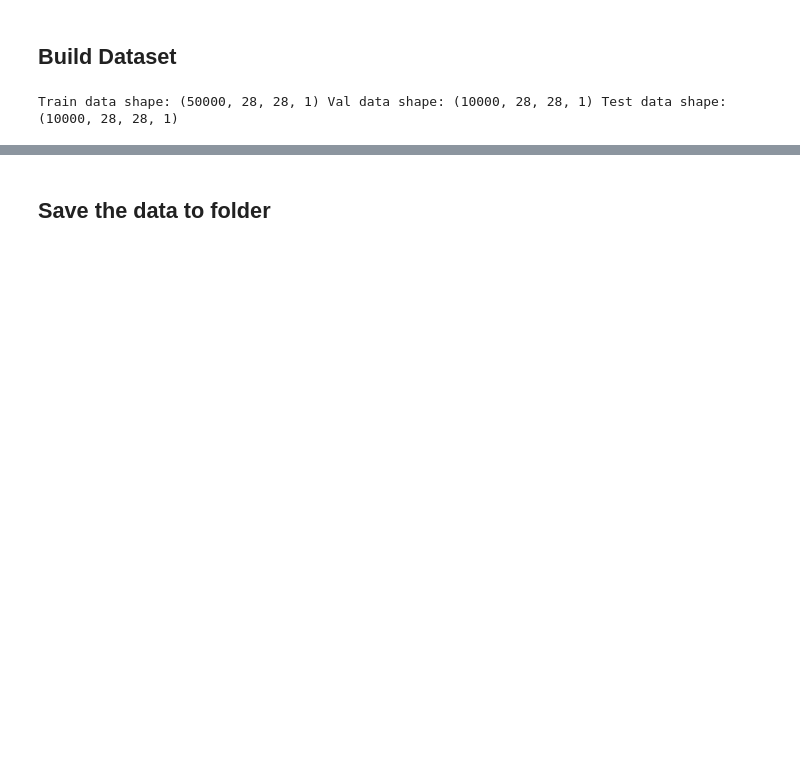
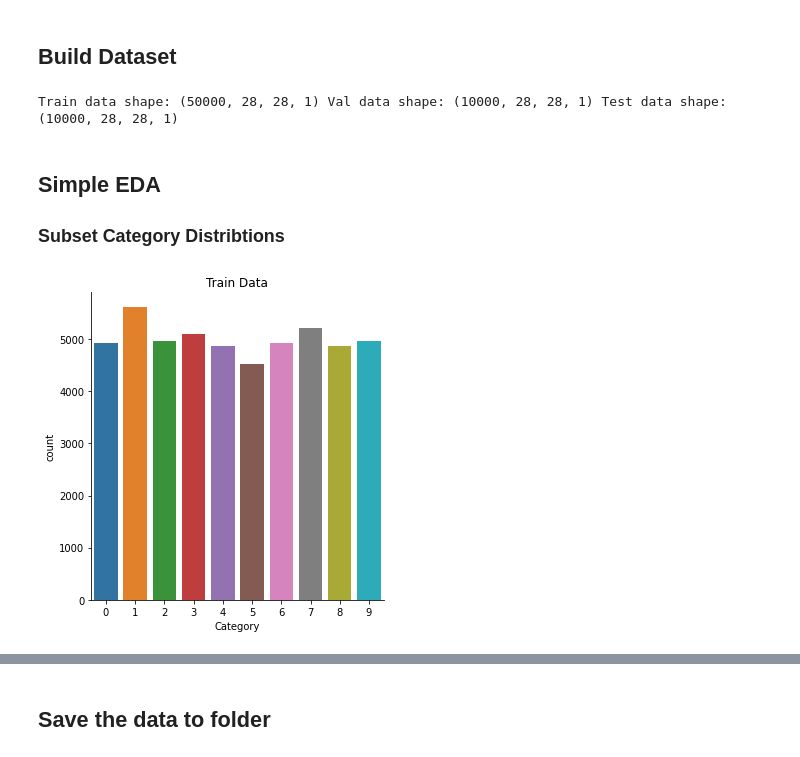
Before and after one commit to kmcguigan1/Deep-Clustering-Technique-Analysis, a Jupyter notebook: 1-Dataset-analysis.ipynb, the cells around one changed output, grey strips where cells are left out. Cells and saved outputs as stored; diff of their text form; code cells hidden in the pictures; blank space fills up the shorter version.

```diff
--- a/1-Dataset-analysis.ipynb
+++ b/1-Dataset-analysis.ipynb
@@ -24,3 +27,16 @@ for train_idx, test_idx in spliter.split(X, y):
 print(f"Train data shape: {X_train.shape} Val data shape: {X_val.shape} Test data shape: {X_test.shape}")
 # %% [output]
 Train data shape: (50000, 28, 28, 1) Val data shape: (10000, 28, 28, 1) Test data shape: (10000, 28, 28, 1)
+# %% [markdown]
+## **Simple EDA**
+
+### **Subset Category Distribtions**
+# %%
+def show_category_distribution(data, subset):
+    df = pd.DataFrame(data, columns=['Category'])
+    viz = sns.catplot(data=df, x='Category', kind='count')
+    plt.title(subset)
+# %%
+show_category_distribution(y_train, 'Train Data')
+# %% [output]
+[figure, added]
```
Also changed, not shown: parts of 10 cells of this notebook, 1 other file.
